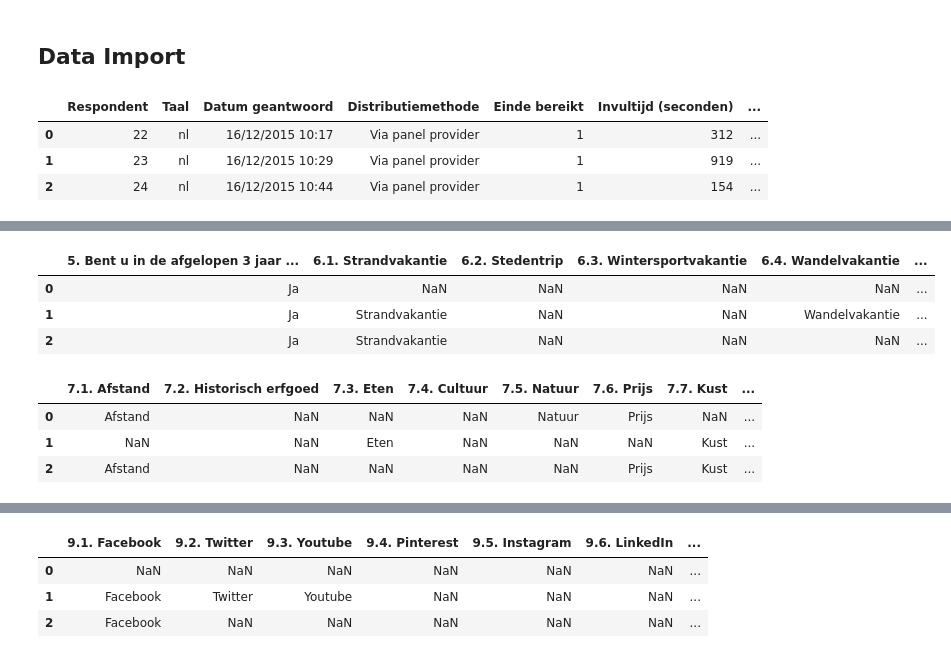
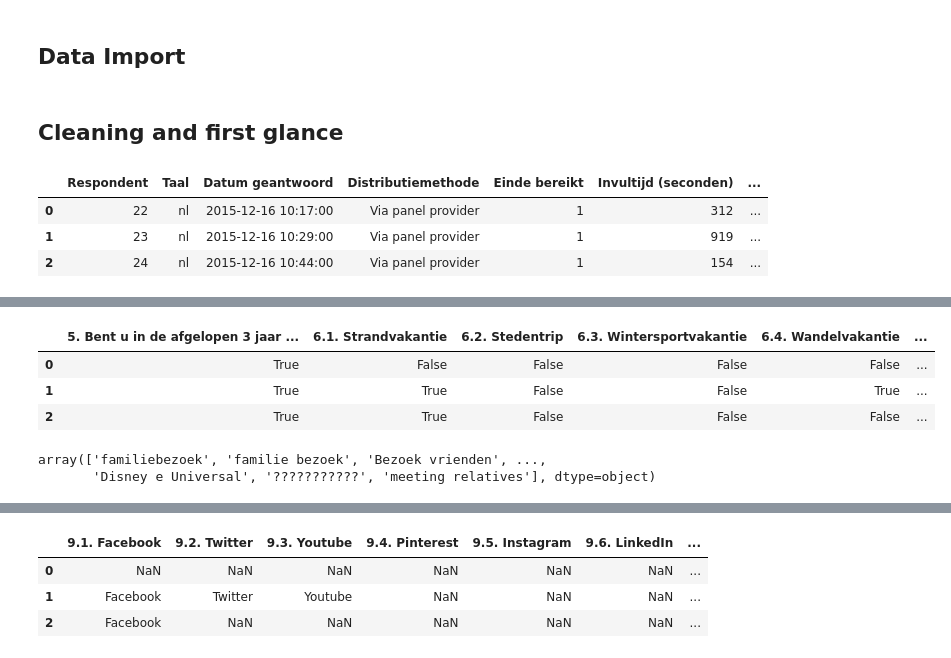
Before and after one commit to tomhostyn/VlMe2017, a Jupyter notebook: Initial exploration.ipynb, the cells around one changed output, grey strips where cells are left out. Drawn from its saved outputs; the diff is of its cells as text; code cells hidden in the pictures.

Commit message:
cleaning up to 7

```diff
--- a/Initial exploration.ipynb
+++ b/Initial exploration.ipynb
@@ -5,13 +5,22 @@
 # %%
 import pandas as pd
 file="data/Onbewerkte-gegevens-24513-51204-201741010819-TH.csv"
-df = pd.read_csv(file, encoding = "ISO-8859-1", sep=";")
-df.iloc[:3, 0:8]
+raw_df = pd.read_csv(file, encoding = "ISO-8859-1", sep=";")
+df = raw_df.copy()
-# %% [output]
-|  | Respondent | Taal | Datum geantwoord | Distributiemethode | Einde bereikt | Invultijd (seconden) | ... |
-| 0 | 22 | nl | 16/12/2015 10:17 | Via panel provider | 1 | 312 | ... |
-| 1 | 23 | nl | 16/12/2015 10:29 | Via panel provider | 1 | 919 | ... |
-| 2 | 24 | nl | 16/12/2015 10:44 | Via panel provider | 1 | 154 | ... |
+# %% [markdown]
+## Cleaning and first glance
+# %%
+df["Datum geantwoord"] = pd.to_datetime(df.loc[:,"Datum geantwoord"], infer_datetime_format=True)
+df["Distributiemethode"]=df["Distributiemethode"].astype('category')
+df["Browser"]=df["Browser"].astype('category')
+df["Besturingssysteem"]=df["Besturingssysteem"].astype('category')
+
+df.iloc[:3, 0:8]
+# %% [output]
+|  | Respondent | Taal | Datum geantwoord | Distributiemethode | Einde bereikt | Invultijd (seconden) | ... |
+| 0 | 22 | nl | 2015-12-16 10:17:00 | Via panel provider | 1 | 312 | ... |
+| 1 | 23 | nl | 2015-12-16 10:29:00 | Via panel provider | 1 | 919 | ... |
+| 2 | 24 | nl | 2015-12-16 10:44:00 | Via panel provider | 1 | 154 | ... |
 # %%
 df.iloc[:3, 8:15]
 # %% [output]
@@ -19,17 +28,30 @@ df.iloc[:3, 8:15]
 | 0 | 84.31.26.69 | NaN | http://www.globaltestmarket.com/s... | 6da3a071da328d79 | Netherlands | 394334 | ... |
 | 1 | 77.173.234.228 | Putte, Nederland | http://www.globaltestmarket.com/s... | 6456a4ddd07e1021 | Netherlands | 394334 | ... |
 | 2 | 89.146.11.36 | Westervoort, Nederland | http://www.globaltestmarket.com/s... | 02e8569ecb3b5276 | Netherlands | 394334 | ... |
-# %%
-df.iloc[:3, 15:29]
-# %% [output]
-|  | 5. Bent u in de afgelopen 3 jaar ... | 6.1. Strandvakantie | 6.2. Stedentrip | 6.3. Wintersportvakantie | 6.4. Wandelvakantie | ... |
-| 0 | Ja | NaN | NaN | NaN | NaN | ... |
-| 1 | Ja | Strandvakantie | NaN | NaN | Wandelvakantie | ... |
-| 2 | Ja | Strandvakantie | NaN | NaN | NaN | ... |
-# %%
-df.iloc[:3, 29:40]
-# %% [output]
-|  | 7.1. Afstand | 7.2. Historisch erfgoed | 7.3. Eten | 7.4. Cultuur | 7.5. Natuur | 7.6. Prijs | 7.7. Kust | ... |
-| 0 | Afstand | NaN | NaN | NaN | Natuur | Prijs | NaN | ... |
-| 1 | NaN | NaN | Eten | NaN | NaN | NaN | Kust | ... |
-| 2 | Afstand | NaN | NaN | NaN | NaN | Prijs | Kust | ... |
+# %%
+
+
+df["5. Bent u in de afgelopen 3 jaar wel eens voor vakantie in het buitenland geweest?"] = raw_df["5. Bent u in de afgelopen 3 jaar wel eens voor vakantie in het buitenland geweest?"] == 'Ja'
+df["6.1. Strandvakantie"] = raw_df["6.1. Strandvakantie"] == 'Strandvakantie'
+df["6.2. Stedentrip"] = raw_df["6.2. Stedentrip"] == 'Stedentrip'
+df["6.3. Wintersportvakantie"] = raw_df["6.3. Wintersportvakantie"] == 'Wintersportvakantie'
+df["6.4. Wandelvakantie"] = raw_df["6.4. Wandelvakantie"] == 'Wandelvakantie'
+df["6.5. Fietsvakantie"] = raw_df["6.5. Fietsvakantie"] == 'Fietsvakantie'
+df["6.6. Wellnessvakantie"] = raw_df["6.6. Wellnessvakantie"] == 'Wellnessvakantie'
+df["6.7. Gastronomische of culinaire vakantie"] = raw_df["6.7. Gastronomische of culinaire vakantie"] == 'Gastronomische of culinaire vakantie'
+df["6.8. Vakantie in het groen met (af en toe) uitstappen"] = raw_df["6.8. Vakantie in het groen met (af en toe) uitstappen"] == 'Vakantie in het groen met (af en toe) uitstappen'
+df["6.9. Rondreis"] = raw_df["6.9. Rondreis"] == 'Rondreis'
+df["6.10. Cruise"] = raw_df["6.10. Cruise"] == 'Cruise'
+df["6.11. Culturele reis"] = raw_df["6.11. Culturele reis"] == 'Culturele reis'
+df["6.13. Geen van bovenstaande"] = raw_df["6.13. Geen van bovenstaande"] == 'Geen van bovenstaande'
+df.iloc[:3, 15:29]
+# %% [output]
+|  | 5. Bent u in de afgelopen 3 jaar ... | 6.1. Strandvakantie | 6.2. Stedentrip | 6.3. Wintersportvakantie | 6.4. Wandelvakantie | ... |
+| 0 | True | False | False | False | False | ... |
+| 1 | True | True | False | False | True | ... |
+| 2 | True | True | False | False | False | ... |
+# %%
+df["6.12. Ander, gelieve te specificeren"].dropna().unique()
+# %% [output]
+array(['familiebezoek', 'familie bezoek', 'Bezoek vrienden', ...,
+       'Disney e Universal', '???????????', 'meeting relatives'], dtype=object)
```
Also changed, not shown: parts of 3 cells of this notebook.
